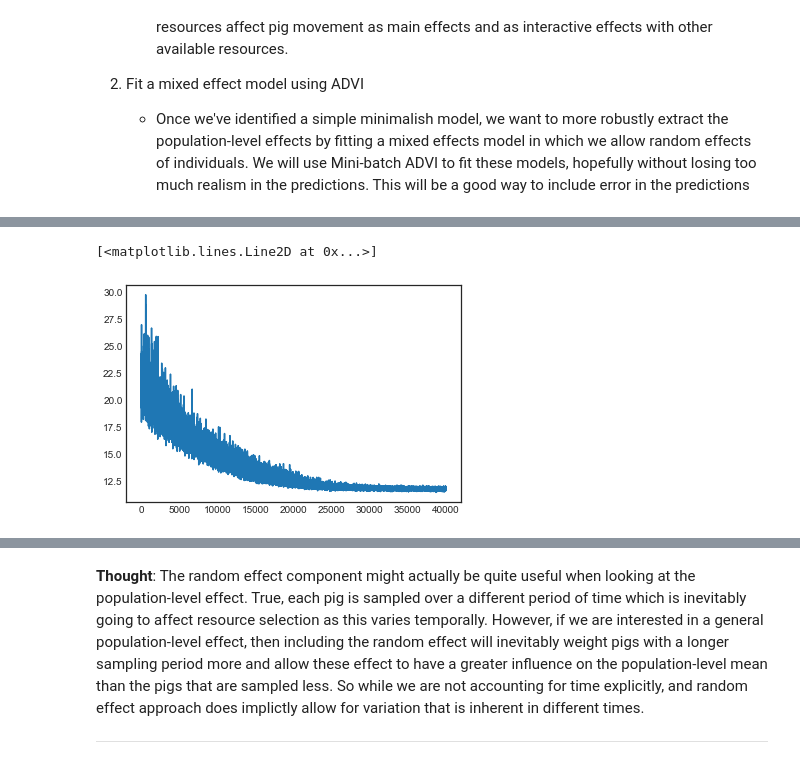
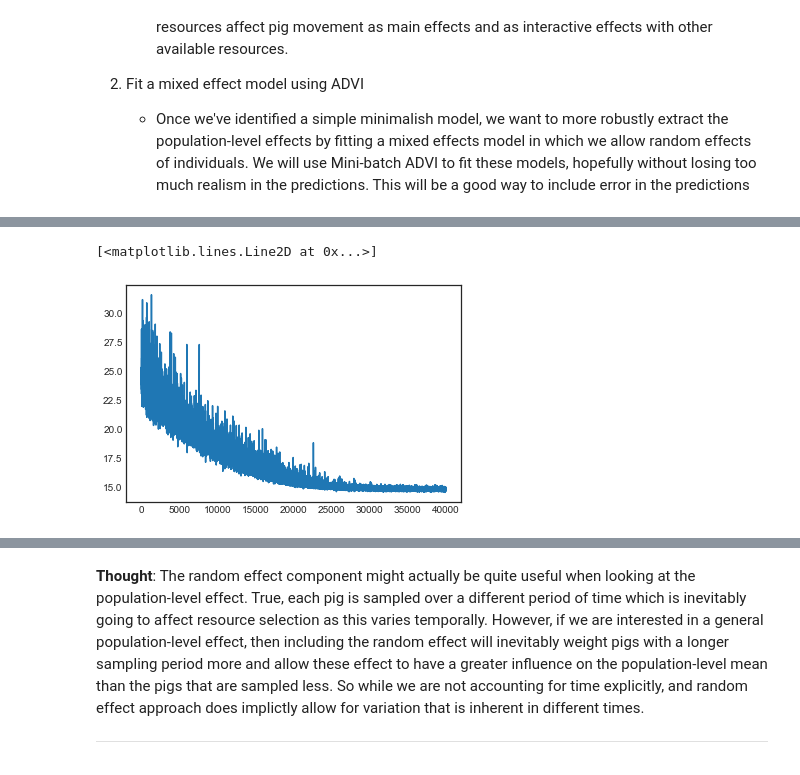
Before and after one commit to mqwilber/rsf_swine, a Jupyter notebook: code/advi_movement_models.ipynb, the cells around one changed output, grey strips where cells are left out. Drawn from its saved outputs; the diff is of its cells as text; code cells hidden in the pictures.

```diff
--- a/code/advi_movement_models.ipynb
+++ b/code/advi_movement_models.ipynb
@@ -173,5 +173,5 @@ Working on florida
 # %%
-plt.plot(np.log(pm_fits['mo_kurt0'].hist))
+plt.plot(np.log(pfit.hist))
 # %% [output]
 [<matplotlib.lines.Line2D at 0x...>]
-[figure, old version]
+[figure, new version]
```
Also changed, not shown: parts of 5 cells of this notebook, 4 other files.
